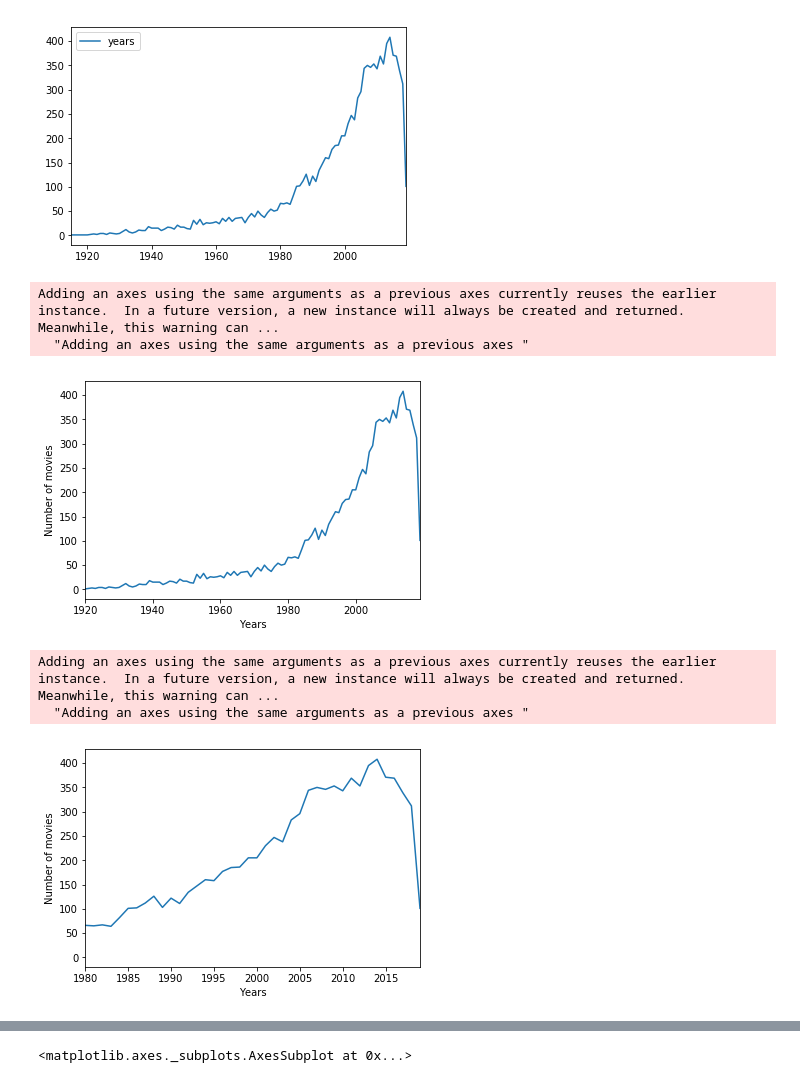
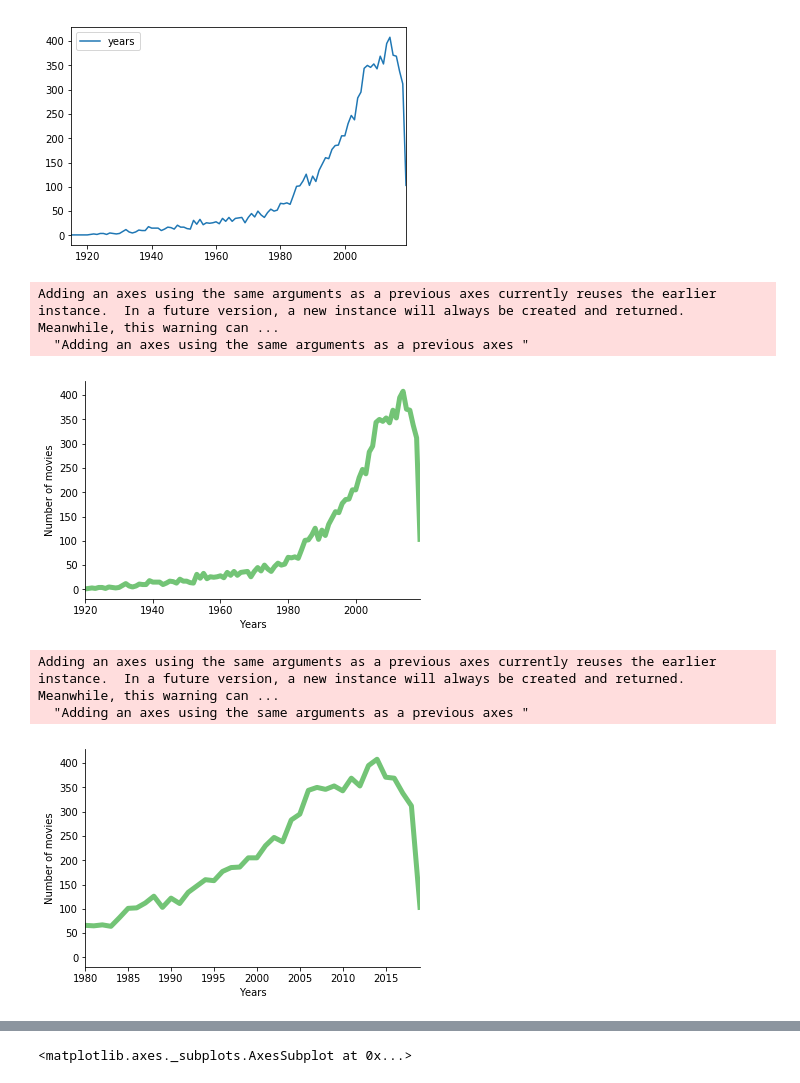
Before and after one commit to jbjornholm/Group-31-SoDa, a Jupyter notebook: Cecilie/BlandetC.ipynb, the cells around one changed output, grey strips where cells are left out. Drawn from its saved outputs; the diff is of its cells as text; code cells hidden in the pictures.

```diff
--- a/Cecilie/BlandetC.ipynb
+++ b/Cecilie/BlandetC.ipynb
@@ -310,30 +310,33 @@ taels = taelny.sort_index()
 # %%
 import matplotlib
 import matplotlib.pyplot as plt
 
 # Plot for the years 1920 - 2019
-fig1 = plt.plot(taels)
+#fig1 = plt.plot(taels, palette='Greens')
+fig1=sns.lineplot(data=taels, palette='Greens', legend = None, linewidth=5)
 plt.xlabel('Years')
 plt.ylabel('Number of movies')
 axes = plt.axes()
 axes.set_xlim([1920, 2019])
-plt.savefig('fig1.png')
+sns.despine(left=False, right=True, bottom=False)
+plt.savefig('xfig1.png')
 # %% [output]
 Adding an axes using the same arguments as a previous axes currently reuses the earlier instance.  In a future version, a new instance will always be created and returned.  Meanwhile, this warning can ...
   "Adding an axes using the same arguments as a previous axes "
-[figure, old version]
+[figure, new version]
 # %%
 # Plot for the years 1980 - 2019
-fig2 = plt.plot(taels)
+fig2 = sns.lineplot(data=taels, palette='Greens', legend = None, linewidth=5)
 plt.xlabel('Years')
 plt.ylabel('Number of movies')
 axes = plt.axes()
 axes.set_xlim([1980, 2019])
-plt.savefig('fig2.png')
+sns.despine(left=False, right=True, bottom=False)
+plt.savefig('xfig2.png')
 # %% [output]
 Adding an axes using the same arguments as a previous axes currently reuses the earlier instance.  In a future version, a new instance will always be created and returned.  Meanwhile, this warning can ...
   "Adding an axes using the same arguments as a previous axes "
-[figure, old version]
+[figure, new version]
 # %%
 # Movies in the period from 1980 - 2019
 
```
Also changed, not shown: parts of 3 cells of this notebook, 10 other files.
